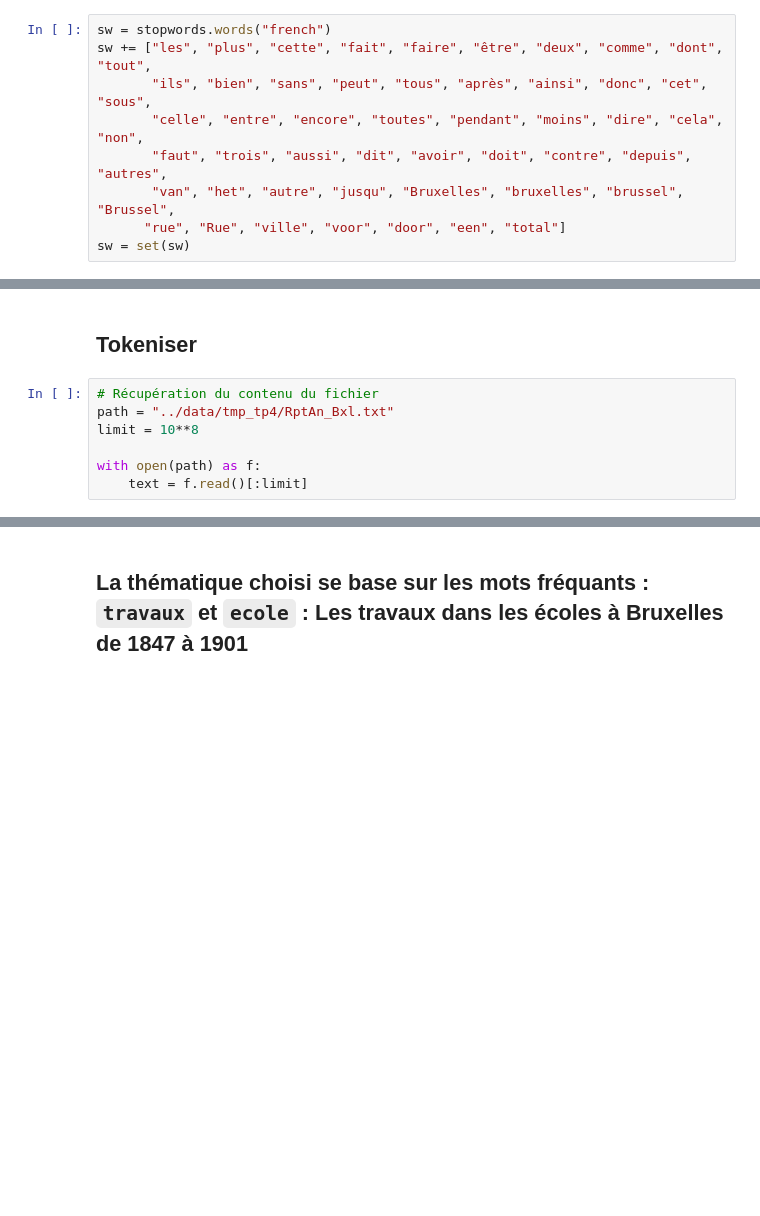
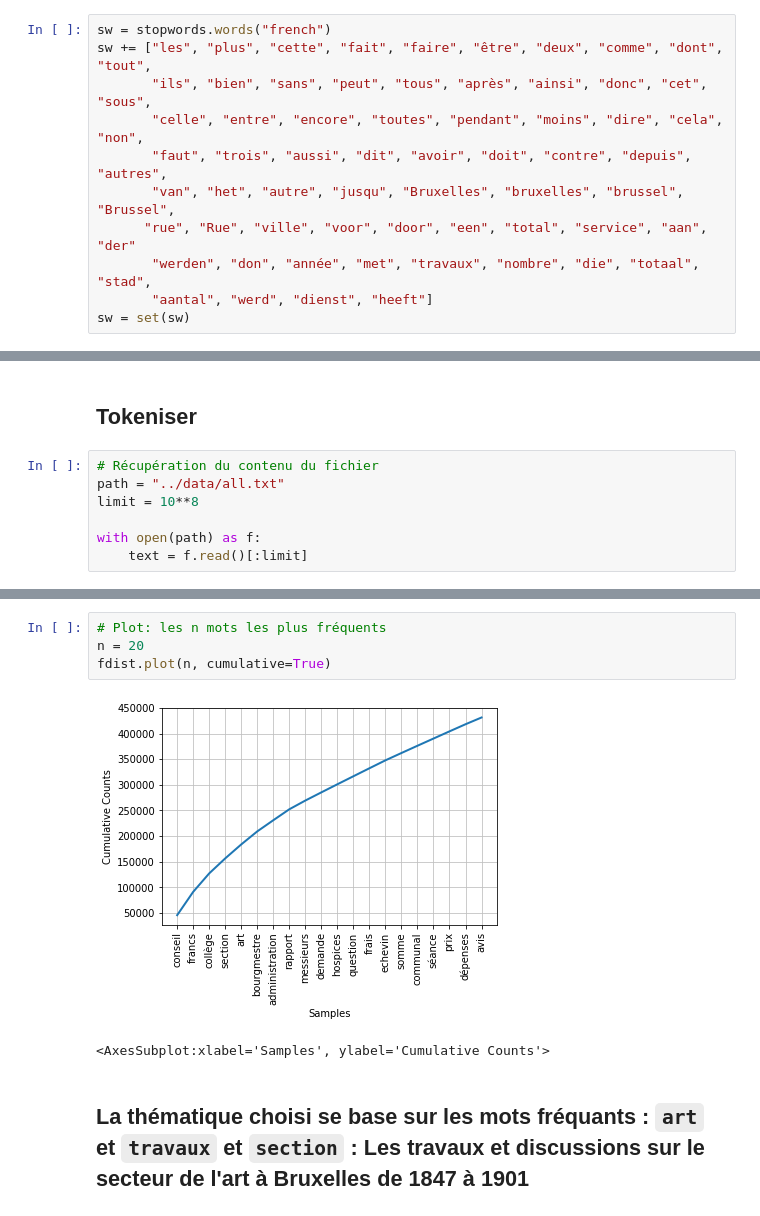
Before and after one commit to svalmara/tac, a Jupyter notebook: TP4/Choix_de_Thématique.ipynb, the cells around one changed output, grey strips where cells are left out. Cells and saved outputs as stored; diff of their text form; blank space fills up the shorter version.

```diff
--- a/TP4/Choix_de_Thématique.ipynb
+++ b/TP4/Choix_de_Thématique.ipynb
@@ -137,7 +139,9 @@ sw += ["les", "plus", "cette", "fait", "faire", "être", "deux", "comme", "dont"
        "celle", "entre", "encore", "toutes", "pendant", "moins", "dire", "cela", "non",
        "faut", "trois", "aussi", "dit", "avoir", "doit", "contre", "depuis", "autres",
        "van", "het", "autre", "jusqu", "Bruxelles", "bruxelles", "brussel", "Brussel",
-      "rue", "Rue", "ville", "voor", "door", "een", "total"]
+      "rue", "Rue", "ville", "voor", "door", "een", "total", "service", "aan", "der"
+       "werden", "don", "année", "met", "travaux", "nombre", "die", "totaal", "stad",
+       "aantal", "werd", "dienst", "heeft"]
 sw = set(sw)
 # %%
 print(f"{len(sw)} stopwords:\n {sorted(sw)}")
@@ -148,7 +152,7 @@ print(f"{len(sw)} stopwords:\n {sorted(sw)}")
 ## Tokeniser
 # %%
 # Récupération du contenu du fichier
-path = "../data/tmp_tp4/RptAn_Bxl.txt"
+path = "../data/all.txt"
 limit = 10**8
 
 with open(path) as f:
@@ -193,2 +194,9 @@ fdist.most_common(20)
+# %%
+# Plot: les n mots les plus fréquents
+n = 20
+fdist.plot(n, cumulative=True)
+# %% [output]
+[figure, added]
+<AxesSubplot:xlabel='Samples', ylabel='Cumulative Counts'>
 # %% [markdown]
-## La thématique choisi se base sur les mots fréquants : `travaux` et `ecole` : Les travaux dans les écoles à Bruxelles de 1847 à 1901
+## La thématique choisi se base sur les mots fréquants : `art` et `travaux` et `section` : Les travaux et discussions sur le secteur de l'art à Bruxelles de 1847 à 1901
```
Also changed, not shown: parts of 6 cells of this notebook, 15 other files.
